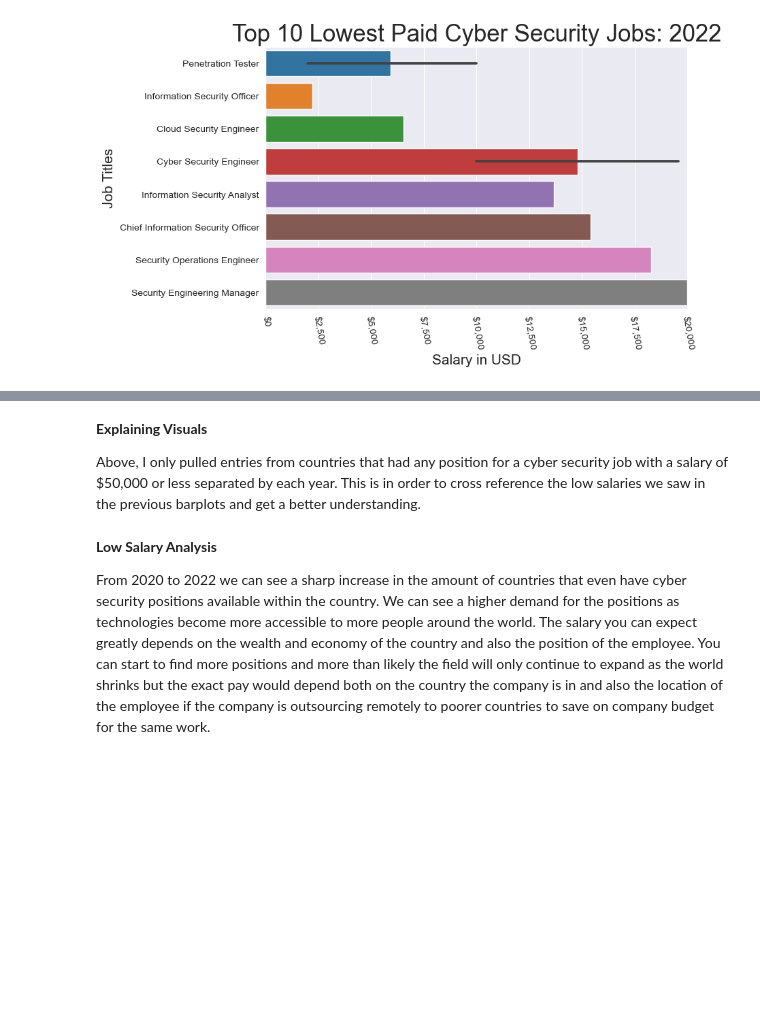
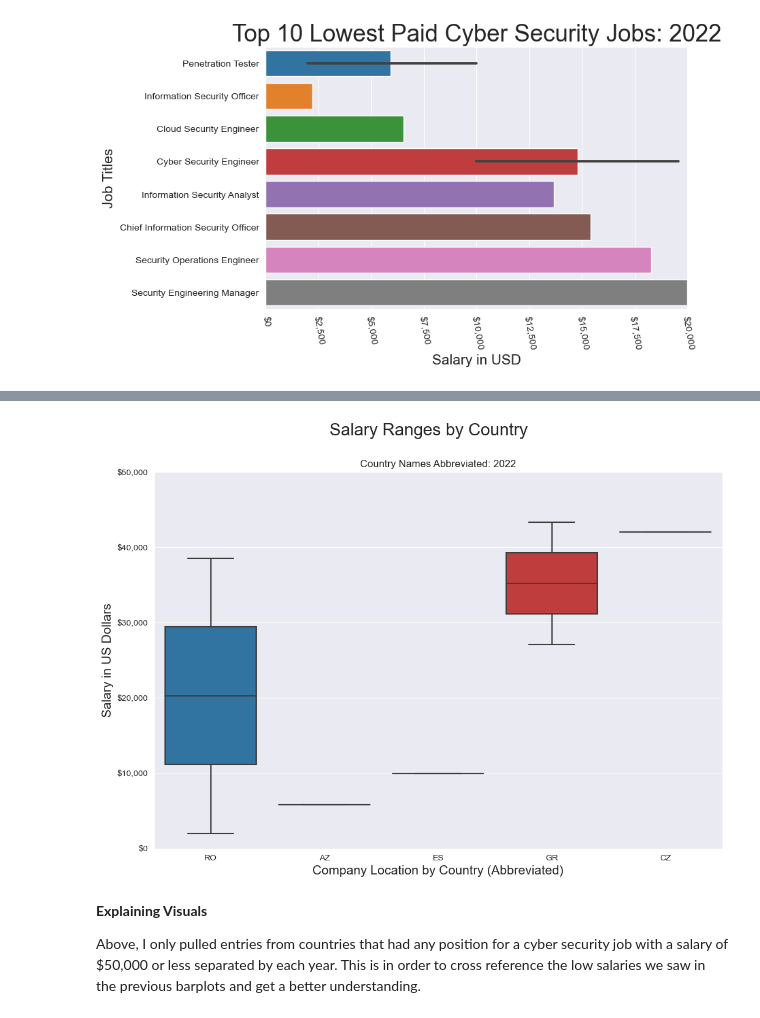
Before and after one commit to SantosAbimaelRomero/Cyber-Security-Salaries, a Jupyter notebook: Cyber Security Salary Presentation.ipynb, the cells around one changed output, grey strips where cells are left out. Saved outputs shown, nothing was run; the diff lists cells and outputs as text; code cells hidden in the pictures; blank space fills up the shorter version.

Commit message:
Analysis changes

```diff
--- a/Cyber Security Salary Presentation.ipynb
+++ b/Cyber Security Salary Presentation.ipynb
@@ -386,8 +402,8 @@ locsal(df_2022, 'employee_residence', '2022')
+# %%
+locsal(df_2022_low, 'company_location', '2022')
+# %% [output]
+[figure, added]
 # %% [markdown]
 **Explaining Visuals**
 
 Above, I only pulled entries from countries that had any position for a cyber security job with a salary of $50,000 or less separated by each year. This is in order to cross reference the low salaries we saw in the previous barplots and get a better understanding.
-# %% [markdown]
-**Low Salary Analysis**
-
-From 2020 to 2022 we can see a sharp increase in the amount of countries that even have cyber security positions available within the country. We can see a higher demand for the positions as technologies become more accessible to more people around the world. The salary you can expect greatly depends on the wealth and economy of the country and also the position of the employee. You can start to find more positions and more than likely the field will only continue to expand as the world shrinks but the exact pay would depend both on the country the company is in and also the location of the employee if the company is outsourcing remotely to poorer countries to save on company budget for the same work.
```
Also changed, not shown: parts of 14 cells of this notebook.
